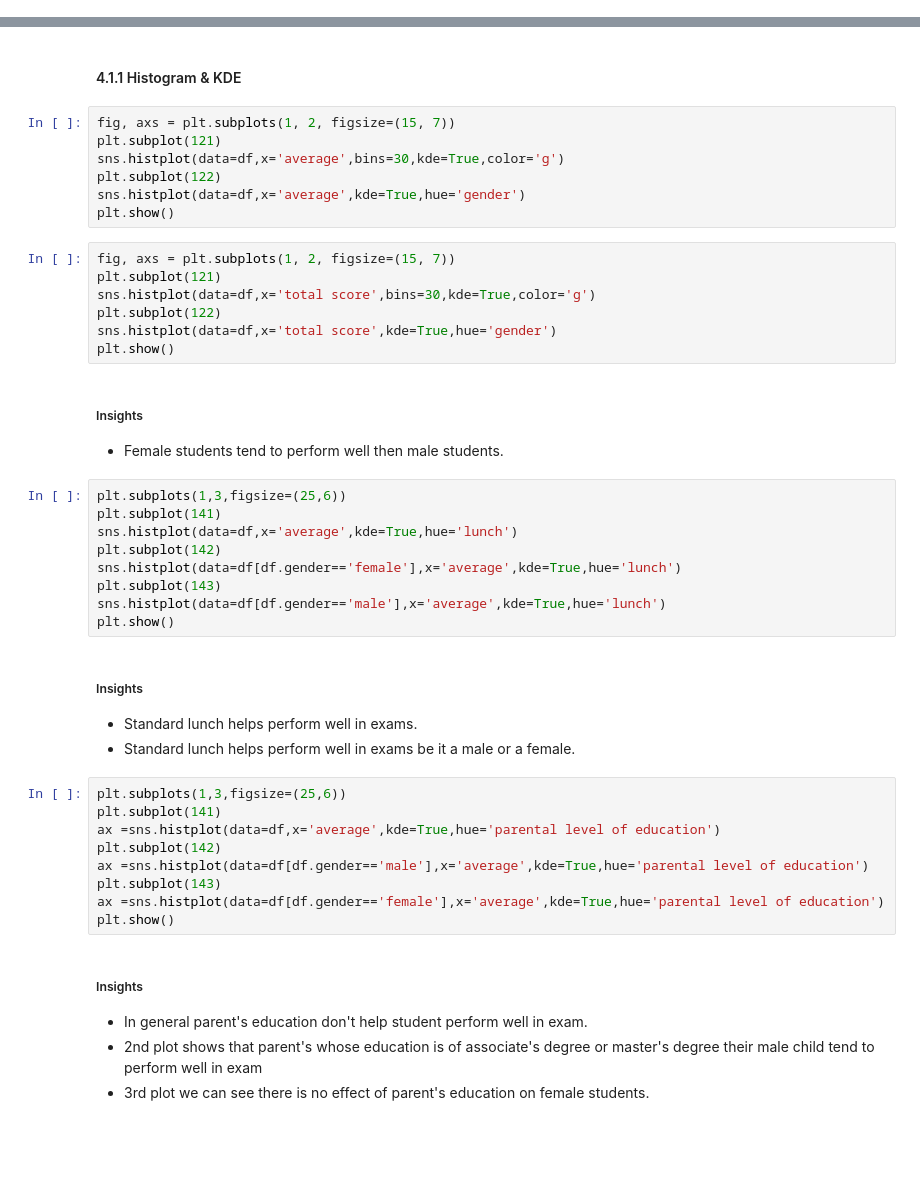
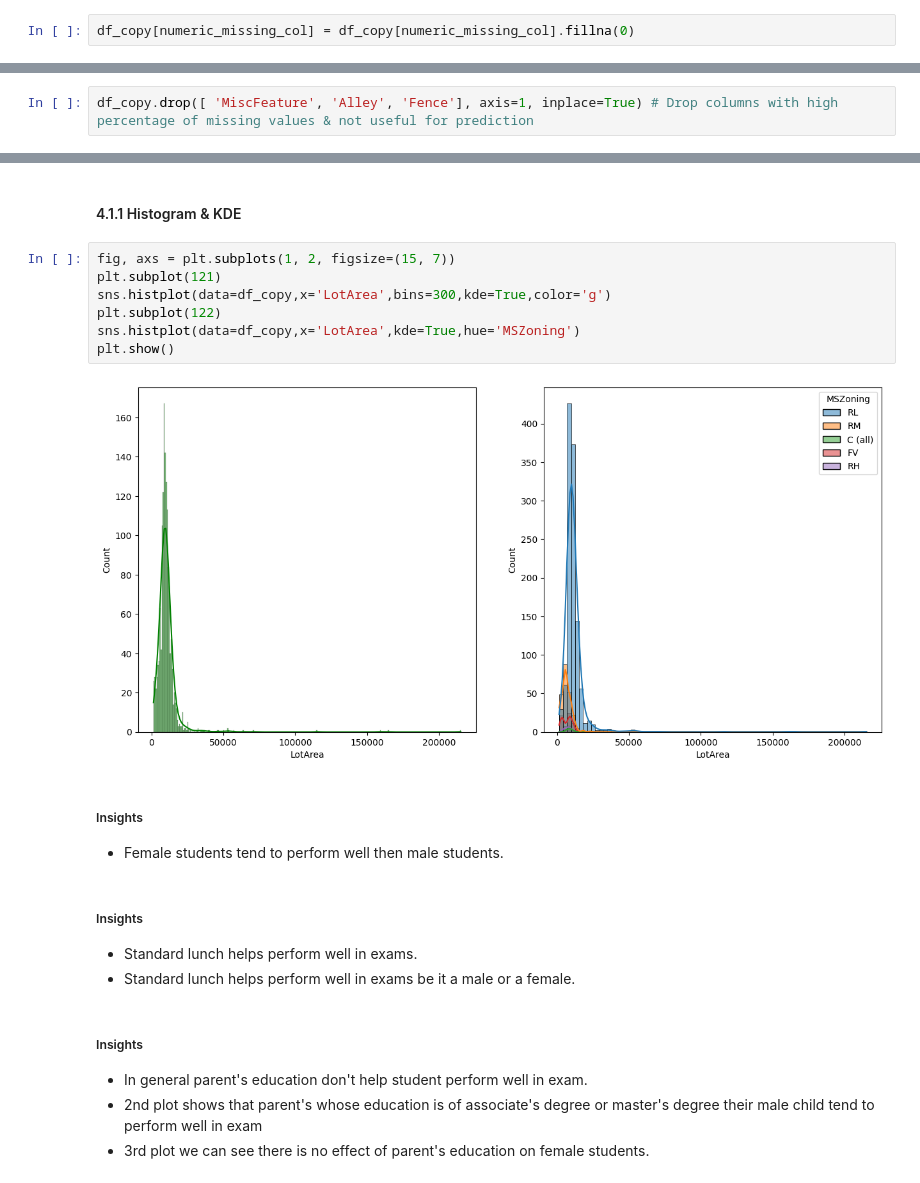
Before and after one commit to VeerendraK153/ml-project-e2e, a Jupyter notebook: notebook/House Price Prediction EDA.ipynb, the cells around one changed output, grey strips where cells are left out. Cells and saved outputs as stored; diff of their text form; blank space fills up the shorter version.

```diff
--- a/notebook/House Price Prediction EDA.ipynb
+++ b/notebook/House Price Prediction EDA.ipynb
@@ -149,0 +227,2 @@ Length: 81, dtype: int64
+# %%
+df_copy[numeric_missing_col] = df_copy[numeric_missing_col].fillna(0)
@@ -149,0 +264,2 @@ Length: 81, dtype: int64
+# %%
+df_copy.drop([ 'MiscFeature', 'Alley', 'Fence'], axis=1, inplace=True) # Drop columns with high percentage of missing values & not useful for prediction
@@ -236,42 +378,19 @@ print(f'Number of students with less than 20 marks in Reading: {reading_less_20}
 # %%
 fig, axs = plt.subplots(1, 2, figsize=(15, 7))
 plt.subplot(121)
-sns.histplot(data=df,x='average',bins=30,kde=True,color='g')
+sns.histplot(data=df_copy,x='LotArea',bins=300,kde=True,color='g')
 plt.subplot(122)
-sns.histplot(data=df,x='average',kde=True,hue='gender')
+sns.histplot(data=df_copy,x='LotArea',kde=True,hue='MSZoning')
 plt.show()
+# %% [output]
+[figure, added]
-# %%
-fig, axs = plt.subplots(1, 2, figsize=(15, 7))
-plt.subplot(121)
-sns.histplot(data=df,x='total score',bins=30,kde=True,color='g')
-plt.subplot(122)
-sns.histplot(data=df,x='total score',kde=True,hue='gender')
-plt.show()
 # %% [markdown]
 #####  Insights
 - Female students tend to perform well then male students.
-# %%
-plt.subplots(1,3,figsize=(25,6))
-plt.subplot(141)
-sns.histplot(data=df,x='average',kde=True,hue='lunch')
-plt.subplot(142)
-sns.histplot(data=df[df.gender=='female'],x='average',kde=True,hue='lunch')
-plt.subplot(143)
-sns.histplot(data=df[df.gender=='male'],x='average',kde=True,hue='lunch')
-plt.show()
 # %% [markdown]
 #####  Insights
 - Standard lunch helps perform well in exams.
 - Standard lunch helps perform well in exams be it a male or a female.
-# %%
-plt.subplots(1,3,figsize=(25,6))
-plt.subplot(141)
-ax =sns.histplot(data=df,x='average',kde=True,hue='parental level of education')
-plt.subplot(142)
-ax =sns.histplot(data=df[df.gender=='male'],x='average',kde=True,hue='parental level of education')
-plt.subplot(143)
-ax =sns.histplot(data=df[df.gender=='female'],x='average',kde=True,hue='parental level of education')
-plt.show()
 # %% [markdown]
 #####  Insights
 - In general parent's education don't help student perform well in exam.
```
Also changed, not shown: parts of 34 cells of this notebook, 1 other file.
